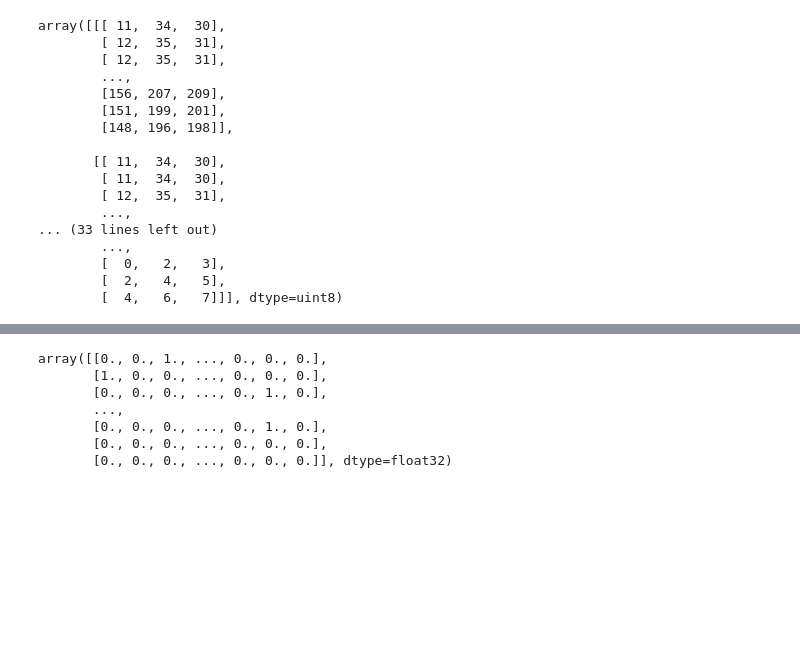
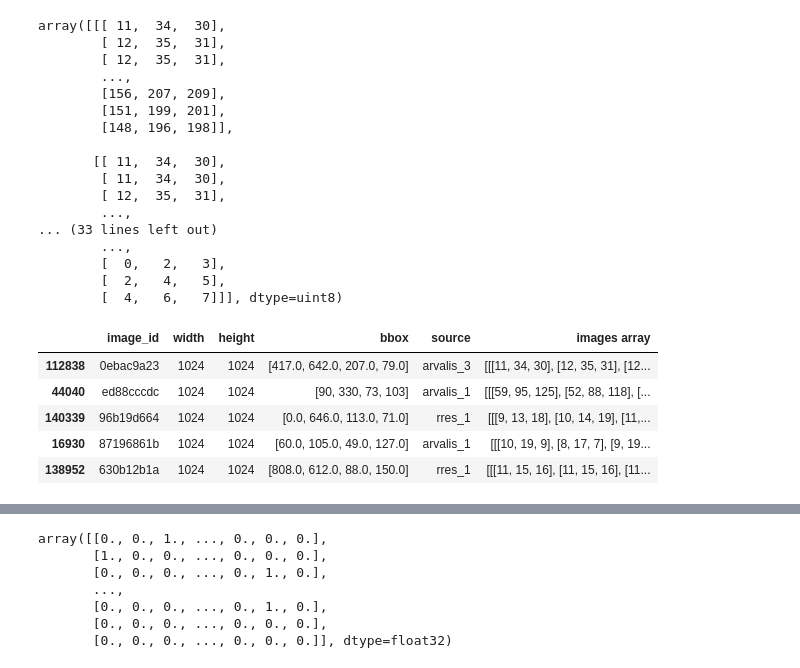
Before and after one commit to suhasmaddali/Wheat-Detection-Using-Computer-Vision, a Jupyter notebook: Kaggle Wheat Detection.ipynb, the cells around one changed output, grey strips where cells are left out. Saved outputs shown, nothing was run; the diff lists cells and outputs as text; code cells hidden in the pictures; blank space fills up the shorter version.

```diff
--- a/Kaggle Wheat Detection.ipynb
+++ b/Kaggle Wheat Detection.ipynb
@@ -217,3 +217,14 @@ array([[[ 11,  34,  30],
         [  0,   2,   3],
         [  2,   4,   5],
         [  4,   6,   7]]], dtype=uint8)
+# %%
+df_train_sampled['images array'] = images
+# %%
+df_train_sampled.head()
+# %% [output]
+|  | image_id | width | height | bbox | source | images array |
+| 112838 | 0ebac9a23 | 1024 | 1024 | [417.0, 642.0, 207.0, 79.0] | arvalis_3 | [[[11, 34, 30], [12, 35, 31], [12... |
+| 44040 | ed88cccdc | 1024 | 1024 | [90, 330, 73, 103] | arvalis_1 | [[[59, 95, 125], [52, 88, 118], [... |
+| 140339 | 96b19d664 | 1024 | 1024 | [0.0, 646.0, 113.0, 71.0] | rres_1 | [[[9, 13, 18], [10, 14, 19], [11,... |
+| 16930 | 87196861b | 1024 | 1024 | [60.0, 105.0, 49.0, 127.0] | arvalis_1 | [[[10, 19, 9], [8, 17, 7], [9, 19... |
+| 138952 | 630b12b1a | 1024 | 1024 | [808.0, 612.0, 88.0, 150.0] | rres_1 | [[[11, 15, 16], [11, 15, 16], [11... |
```
Also changed, not shown: parts of 7 cells of this notebook.
